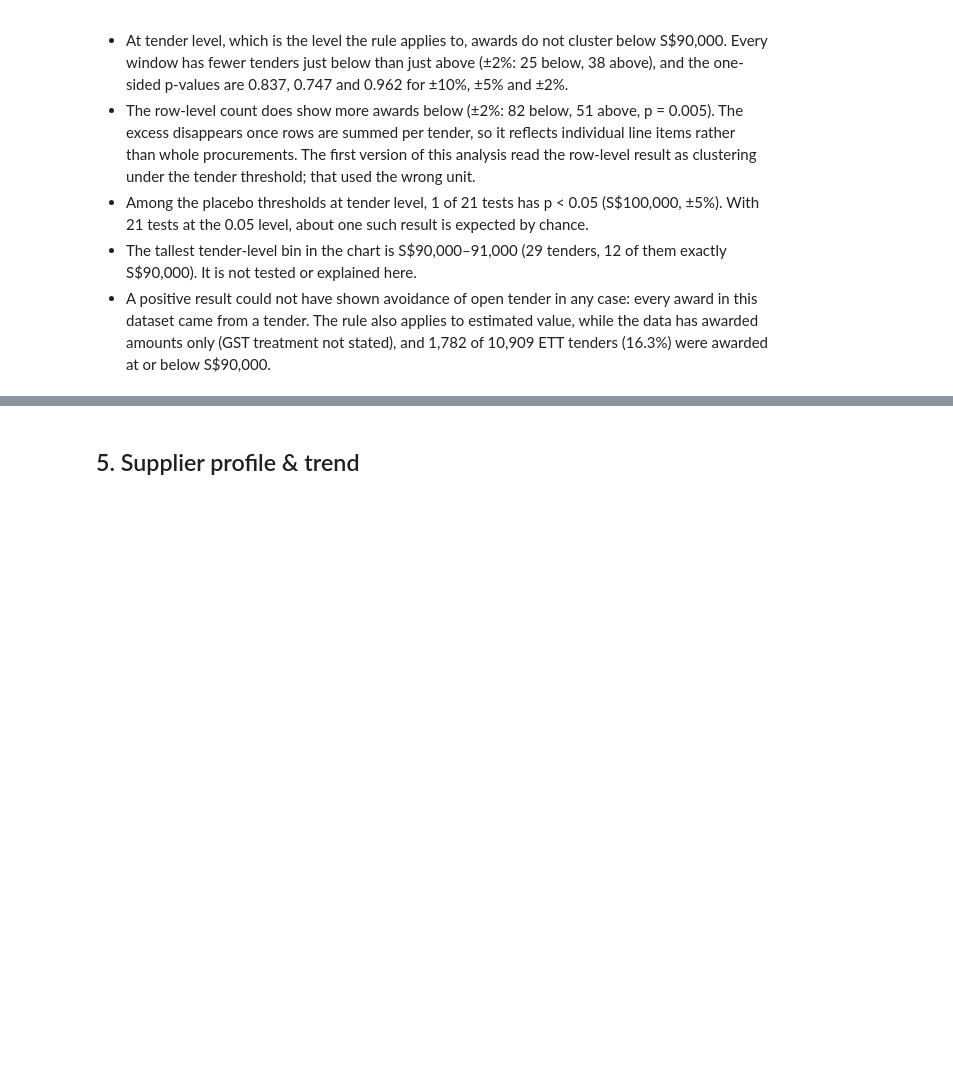
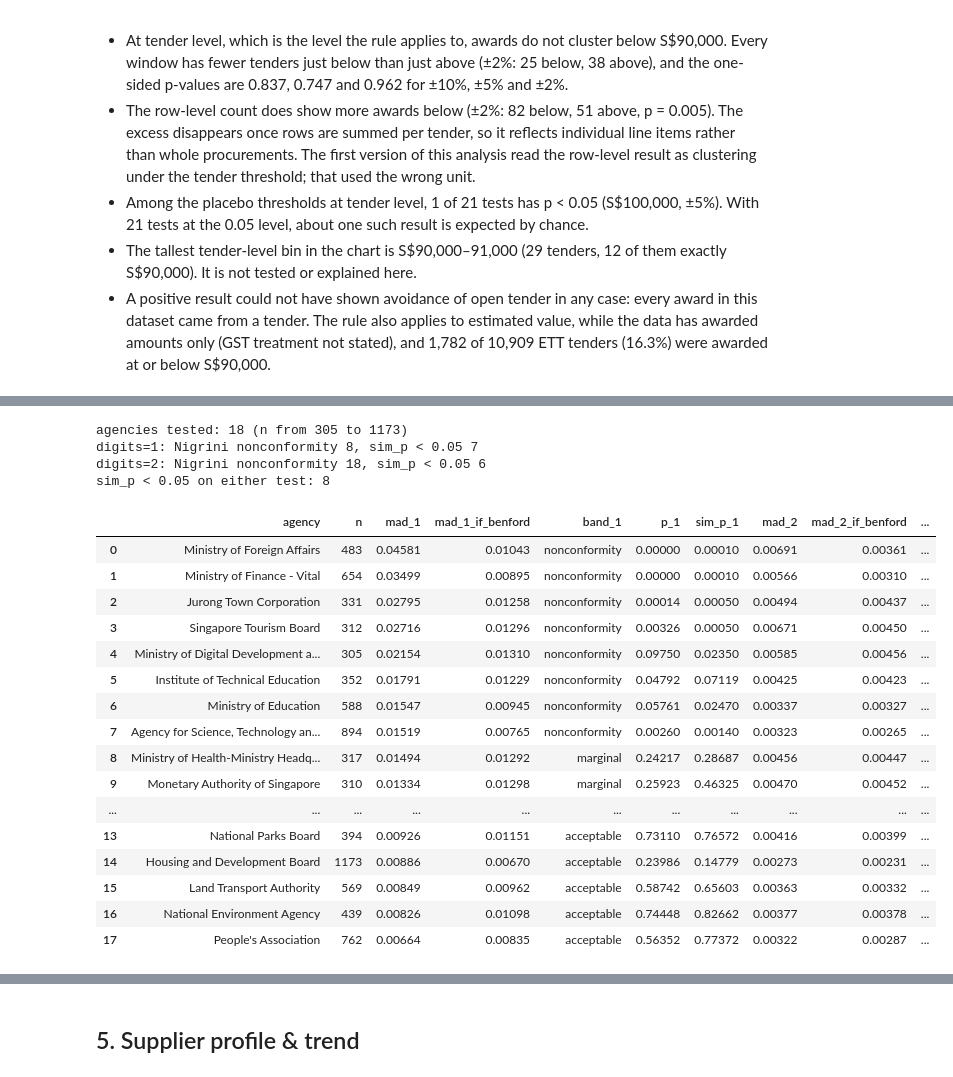
Before and after one commit to CHANGPeijia-ACC/sg-procurement-analysis, a Jupyter notebook: notebooks/01_procurement_analysis.ipynb, the cells around one changed output, grey strips where cells are left out. Saved outputs shown, nothing was run; the diff lists cells and outputs as text; code cells hidden in the pictures; blank space fills up the shorter version.

```diff
--- a/notebooks/01_procurement_analysis.ipynb
+++ b/notebooks/01_procurement_analysis.ipynb
@@ -212,0 +260,30 @@ display(Image('../outputs/figures/benford_test.png'))
+# %%
+benford_agencies = benford_by_agency(df)
+benford_agencies.to_csv('../outputs/benford_by_agency.csv', index=False)
+print(f"agencies tested: {len(benford_agencies)} (n from {benford_agencies['n'].min()} to {benford_agencies['n'].max()})")
+for d in (1, 2):
+    print(f"digits={d}: Nigrini nonconformity {(benford_agencies[f'band_{d}'] == 'nonconformity').sum()}, sim_p < 0.05 {(benford_agencies[f'sim_p_{d}'] < 0.05).sum()}")
+print('sim_p < 0.05 on either test:', ((benford_agencies['sim_p_1'] < 0.05) | (benford_agencies['sim_p_2'] < 0.05)).sum())
+benford_agencies.round(5)
+# %% [output]
+agencies tested: 18 (n from 305 to 1173)
+digits=1: Nigrini nonconformity 8, sim_p < 0.05 7
+digits=2: Nigrini nonconformity 18, sim_p < 0.05 6
+sim_p < 0.05 on either test: 8
+|  | agency | n | mad_1 | mad_1_if_benford | band_1 | p_1 | sim_p_1 | mad_2 | mad_2_if_benford | ... |
+| 0 | Ministry of Foreign Affairs | 483 | 0.04581 | 0.01043 | nonconformity | 0.00000 | 0.00010 | 0.00691 | 0.00361 | ... |
+| 1 | Ministry of Finance - Vital | 654 | 0.03499 | 0.00895 | nonconformity | 0.00000 | 0.00010 | 0.00566 | 0.00310 | ... |
+| 2 | Jurong Town Corporation | 331 | 0.02795 | 0.01258 | nonconformity | 0.00014 | 0.00050 | 0.00494 | 0.00437 | ... |
+| 3 | Singapore Tourism Board | 312 | 0.02716 | 0.01296 | nonconformity | 0.00326 | 0.00050 | 0.00671 | 0.00450 | ... |
+| 4 | Ministry of Digital Development a... | 305 | 0.02154 | 0.01310 | nonconformity | 0.09750 | 0.02350 | 0.00585 | 0.00456 | ... |
+| 5 | Institute of Technical Education | 352 | 0.01791 | 0.01229 | nonconformity | 0.04792 | 0.07119 | 0.00425 | 0.00423 | ... |
+| 6 | Ministry of Education | 588 | 0.01547 | 0.00945 | nonconformity | 0.05761 | 0.02470 | 0.00337 | 0.00327 | ... |
+| 7 | Agency for Science, Technology an... | 894 | 0.01519 | 0.00765 | nonconformity | 0.00260 | 0.00140 | 0.00323 | 0.00265 | ... |
+| 8 | Ministry of Health-Ministry Headq... | 317 | 0.01494 | 0.01292 | marginal | 0.24217 | 0.28687 | 0.00456 | 0.00447 | ... |
+| 9 | Monetary Authority of Singapore | 310 | 0.01334 | 0.01298 | marginal | 0.25923 | 0.46325 | 0.00470 | 0.00452 | ... |
+| ... | ... | ... | ... | ... | ... | ... | ... | ... | ... | ... |
+| 13 | National Parks Board | 394 | 0.00926 | 0.01151 | acceptable | 0.73110 | 0.76572 | 0.00416 | 0.00399 | ... |
+| 14 | Housing and Development Board | 1173 | 0.00886 | 0.00670 | acceptable | 0.23986 | 0.14779 | 0.00273 | 0.00231 | ... |
+| 15 | Land Transport Authority | 569 | 0.00849 | 0.00962 | acceptable | 0.58742 | 0.65603 | 0.00363 | 0.00332 | ... |
+| 16 | National Environment Agency | 439 | 0.00826 | 0.01098 | acceptable | 0.74448 | 0.82662 | 0.00377 | 0.00378 | ... |
+| 17 | People's Association | 762 | 0.00664 | 0.00835 | acceptable | 0.56352 | 0.77372 | 0.00322 | 0.00287 | ... |
```
Also changed, not shown: parts of 12 cells of this notebook, 1 other file.
